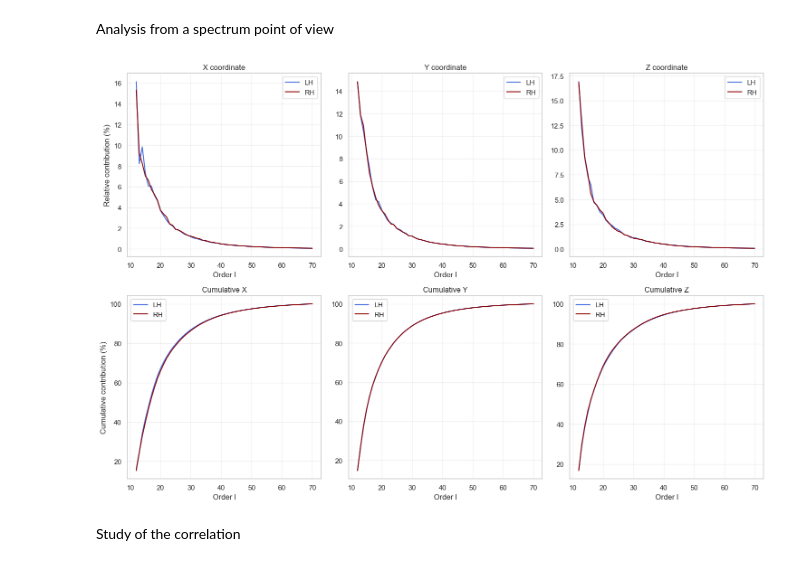
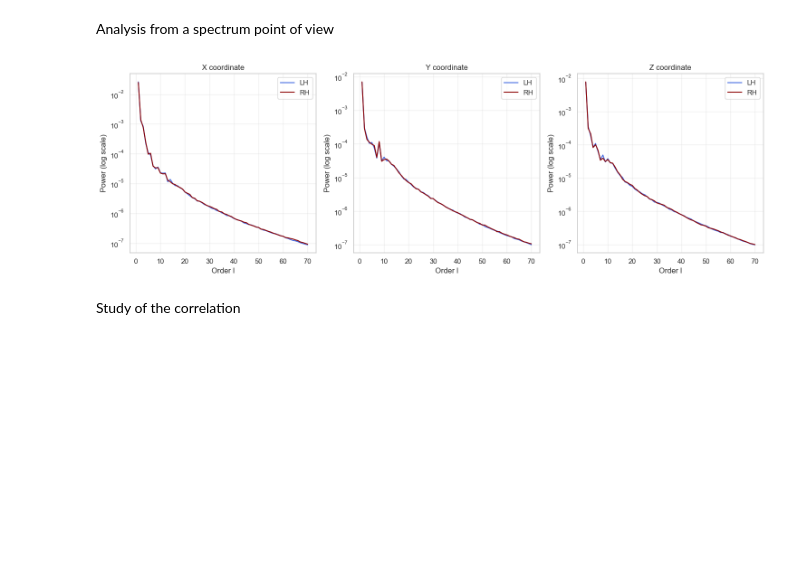
Before and after one commit to Waldoo78/meg_to_surface_ml, a Jupyter notebook: notebooks/CAM_CAN_analysis.ipynb, the cells around one changed output. Drawn from its saved outputs; the diff is of its cells as text; code cells hidden in the pictures; blank space fills up the shorter version.

```diff
--- a/notebooks/CAM_CAN_analysis.ipynb
+++ b/notebooks/CAM_CAN_analysis.ipynb
@@ -581,6 +978,5 @@ def svd_analysis(M_svd):
     return U, S, Vh
 
 def project_subject(subject_coeffs, principal_vectors):
-    projections = np.dot(subject_coeffs, principal_vectors.T)
-    return projections
+    return np.dot(subject_coeffs, principal_vectors.T)
 # %%
@@ -661,6 +1024,0 @@ for l in range(l+1):
-# %%
-def project_subject(subject_coeffs, principal_vectors):
-    projections = np.dot(subject_coeffs, principal_vectors.T)
-    return projections
-
-subject_coeffs=coeffs_all_lh[subj]
@@ -705,0 +1295,7 @@ Widget(value='<iframe src="http://localhost:24491/index.html?ui=P_0x1ad804913a0_
+# %%
+fig, results = analyze_complex_coeffs(coeffs_all_lh, 50)
+
+# Affichage des résultats du test de Rayleigh pour chaque composante
+
+# Affichage des graphiques
+plt.show()
@@ -813,0 +1353,4 @@ fig = plot_coeffs_distribution_lm(coeffs_all_lh,23,5)
+# %%
+fig = plot_coeffs_distribution_lm(coeffs_all_lh,50,5)
+fig = plot_coeffs_distribution_lm(coeffs_all_lh,10,5)
+# fig = plot_coeffs_distribution_lm(coeffs_all_lh,10,-2)
@@ -969,73 +1541,48 @@ for participant in coeffs_ab:
         powers_lh[l].append(spectral_power_order(coeffs_ab[participant]['lh'][0], coeffs_ab[participant]['lh'][1], l))
         powers_rh[l].append(spectral_power_order(coeffs_ab[participant]['rh'][0], coeffs_ab[participant]['rh'][1], l))
 # %%
-lmin = 12
+lmin = 1
 mean_power_lh = []
 mean_power_rh = []
-cumsum_power_lh = []
-cumsum_power_rh = []
 
 for l in range(lmin, lmax+1):
-   mean_power_lh.append(np.mean(np.array(powers_lh[l]), axis=0))
-   mean_power_rh.append(np.mean(np.array(powers_rh[l]), axis=0))
+    mean_power_lh.append(np.mean(np.array(powers_lh[l]), axis=0))
+    mean_power_rh.append(np.mean(np.array(powers_rh[l]), axis=0))
 
-   if l == lmin:
-       cumsum_power_lh.append(mean_power_lh[-1])
-       cumsum_power_rh.append(mean_power_rh[-1])
-   else:
-       cumsum_power_lh.append(cumsum_power_lh[-1] + mean_power_lh[-1])
-       cumsum_power_rh.append(cumsum_power_rh[-1] + mean_power_rh[-1])
+mean_power_lh = np.array(mean_power_lh)
+mean_power_rh = np.array(mean_power_rh)
 
-cumsum_power_lh = np.array(cumsum_power_lh)
-cumsum_power_rh = np.array(cumsum_power_rh)
+fig, (ax1, ax2, ax3) = plt.subplots(1, 3, figsize=(15, 5))
 
-fig, ((ax1, ax2, ax3), (ax4, ax5, ax6)) = plt.subplots(2, 3, figsize=(15, 10))
-
-ax1.plot(range(lmin,lmax+1), 100*np.array(mean_power_lh).T[0]/np.sum(np.array(mean_power_lh).T[0]), 'royalblue', label="LH")
-ax1.plot(range(lmin,lmax+1), 100*np.array(mean_power_rh).T[0]/np.sum(np.array(mean_power_rh).T[0]), 'darkred', label="RH")
+# X coordinate
+ax1.semilogy(range(lmin,lmax+1), mean_power_lh.T[0], 'royalblue', label="LH")
+ax1.semilogy(range(lmin,lmax+1), mean_power_rh.T[0], 'darkred', label="RH")
 ax1.set_title('X coordinate')
 ax1.set_xlabel('Order l')
-ax1.set_ylabel('Relative contribution (%)')
+ax1.set_ylabel('Power (log scale)')
 ax1.grid(True, alpha=0.3)
 ax1.legend()
 
-ax2.plot(range(lmin,lmax+1), 100*np.array(mean_power_lh).T[1]/np.sum(np.array(mean_power_lh).T[1]), 'royalblue', label="LH")
-ax2.plot(range(lmin,lmax+1), 100*np.array(mean_power_rh).T[1]/np.sum(np.array(mean_power_rh).T[1]), 'darkred', label="RH")
+# Y coordinate
+ax2.semilogy(range(lmin,lmax+1), mean_power_lh.T[1], 'royalblue', label="LH")
+ax2.semilogy(range(lmin,lmax+1), mean_power_rh.T[1], 'darkred', label="RH")
 ax2.set_title('Y coordinate')
 ax2.set_xlabel('Order l')
+ax2.set_ylabel('Power (log scale)')
 ax2.grid(True, alpha=0.3)
 ax2.legend()
 
-ax3.plot(range(lmin,lmax+1), 100*np.array(mean_power_lh).T[2]/np.sum(np.array(mean_power_lh).T[2]), 'royalblue', label="LH")
-ax3.plot(range(lmin,lmax+1), 100*np.array(mean_power_rh).T[2]/np.sum(np.array(mean_power_rh).T[2]), 'darkred', label="RH")
+# Z coordinate
+ax3.semilogy(range(lmin,lmax+1), mean_power_lh.T[2], 'royalblue', label="LH")
+ax3.semilogy(range(lmin,lmax+1), mean_power_rh.T[2], 'darkred', label="RH")
 ax3.set_title('Z coordinate')
 ax3.set_xlabel('Order l')
+ax3.set_ylabel('Power (log scale)')
 ax3.grid(True, alpha=0.3)
 ax3.legend()
 
-ax4.plot(range(lmin,lmax+1), 100*cumsum_power_lh.T[0]/np.sum(np.array(mean_power_lh).T[0]), 'royalblue', label="LH")
-ax4.plot(range(lmin,lmax+1), 100*cumsum_power_rh.T[0]/np.sum(np.array(mean_power_rh).T[0]), 'darkred', label="RH")
-ax4.set_title('Cumulative X')
-ax4.set_xlabel('Order l')
-ax4.set_ylabel('Cumulative contribution (%)')
-ax4.grid(True, alpha=0.3)
-ax4.legend()
-
-ax5.plot(range(lmin,lmax+1), 100*cumsum_power_lh.T[1]/np.sum(np.array(mean_power_lh).T[1]), 'royalblue', label="LH")
-ax5.plot(range(lmin,lmax+1), 100*cumsum_power_rh.T[1]/np.sum(np.array(mean_power_rh).T[1]), 'darkred', label="RH")
-ax5.set_title('Cumulative Y')
-ax5.set_xlabel('Order l')
-ax5.grid(True, alpha=0.3)
-ax5.legend()
-
-ax6.plot(range(lmin,lmax+1), 100*cumsum_power_lh.T[2]/np.sum(np.array(mean_power_lh).T[2]), 'royalblue', label="LH")
-ax6.plot(range(lmin,lmax+1), 100*cumsum_power_rh.T[2]/np.sum(np.array(mean_power_rh).T[2]), 'darkred', label="RH")
-ax6.set_title('Cumulative Z')
-ax6.set_xlabel('Order l')
-ax6.grid(True, alpha=0.3)
-ax6.legend()
-
 plt.tight_layout()
 plt.show()
+plt.show()
 # %% [output]
-[figure, old version]
+[figure, new version]
```
Also changed, not shown: parts of 71 cells of this notebook, 40 other files.
